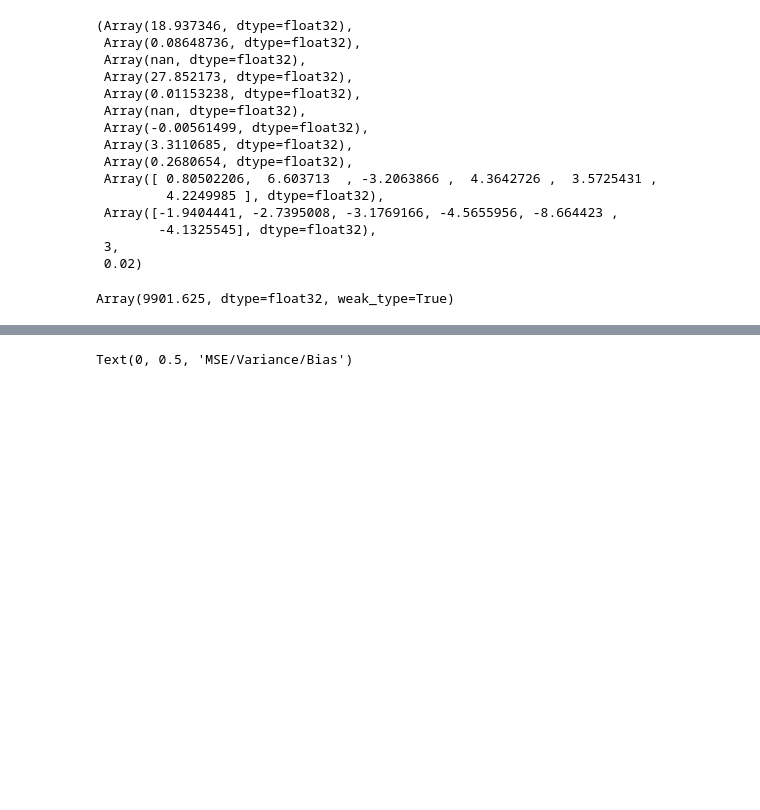
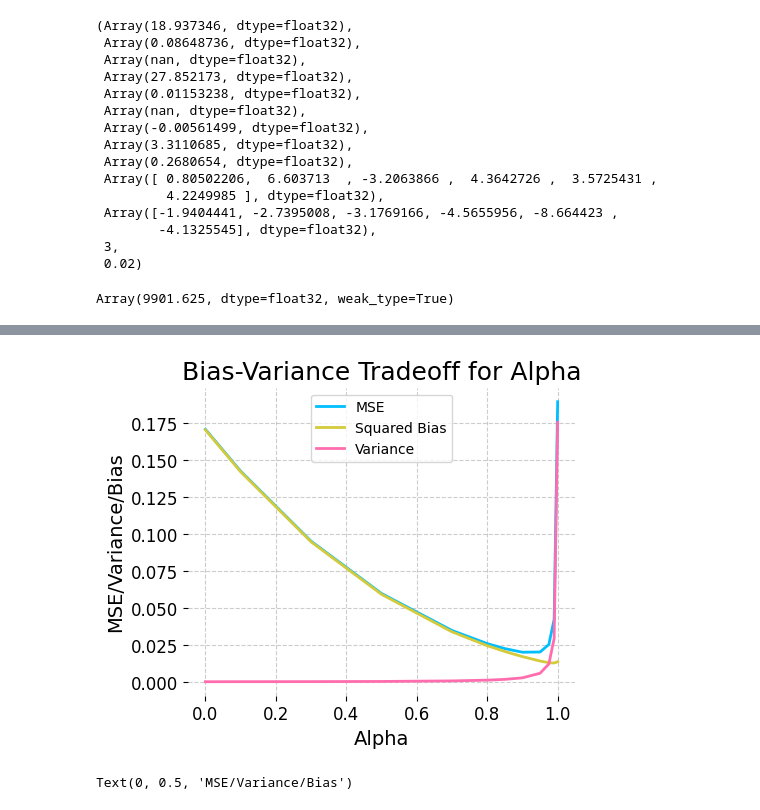
Before and after one commit to hetankevin/diffilter, a Jupyter notebook: cholera_biasvar.ipynb, the cells around one changed output, grey strips where cells are left out. Saved outputs shown, nothing was run; the diff lists cells and outputs as text; code cells hidden in the pictures; blank space fills up the shorter version.

```diff
--- a/cholera_biasvar.ipynb
+++ b/cholera_biasvar.ipynb
@@ -211,21 +215,23 @@ plt.show()
 # %%
 alphas_orig = [0,0.1,0.3,0.5,0.7,0.8,0.85,0.9,0.95,0.975,0.99,1]
 variance_alphas = np.array([np.var(np.array(mop_grads[i]),axis=0).sum()
                             for i in range(len(mop_grads))])
 mse_alphas = np.array([np.mean(np.sum(np.array(mop_grads[i])**2,1)) for i in range(len(mop_grads))])
 bias_alphas = np.array([(np.array(mop_grads[i]).mean(0)**2).sum() for i in range(len(mop_grads))])
-plt.figure((5,4))
+plt.figure(figsize=(5,4))
 plt.plot(alphas_orig,mse_alphas,
          label='MSE')
 plt.plot(alphas_orig,bias_alphas,
          label='Squared Bias')
 plt.plot(alphas_orig,variance_alphas,
          label='Variance')
 plt.legend()
 plt.title('Bias-Variance Tradeoff for Alpha')
 plt.xlabel('Alpha')
 plt.ylabel('MSE/Variance/Bias')
 plt.savefig('imgs/095/biasvar.png', dpi=300)
+# %% [output]
+[figure, added]
 # %%
 alphas_orig = np.array([0,0.1,0.3,0.5,0.7,0.8,0.85,0.9,0.95,0.975,0.99,1])
 variance_alphas = np.array([np.var(np.array(mop_grads[i]),axis=0).sum()
```
Also changed, not shown: parts of 2 cells of this notebook, 5 other files.
